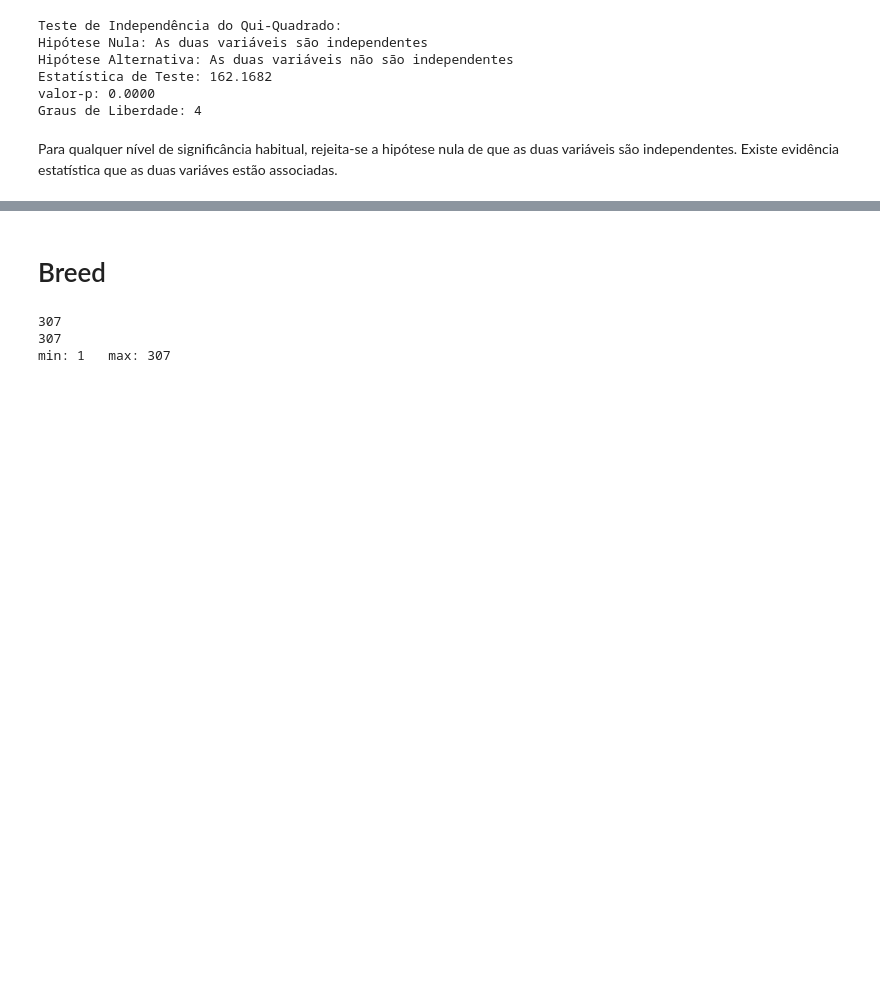
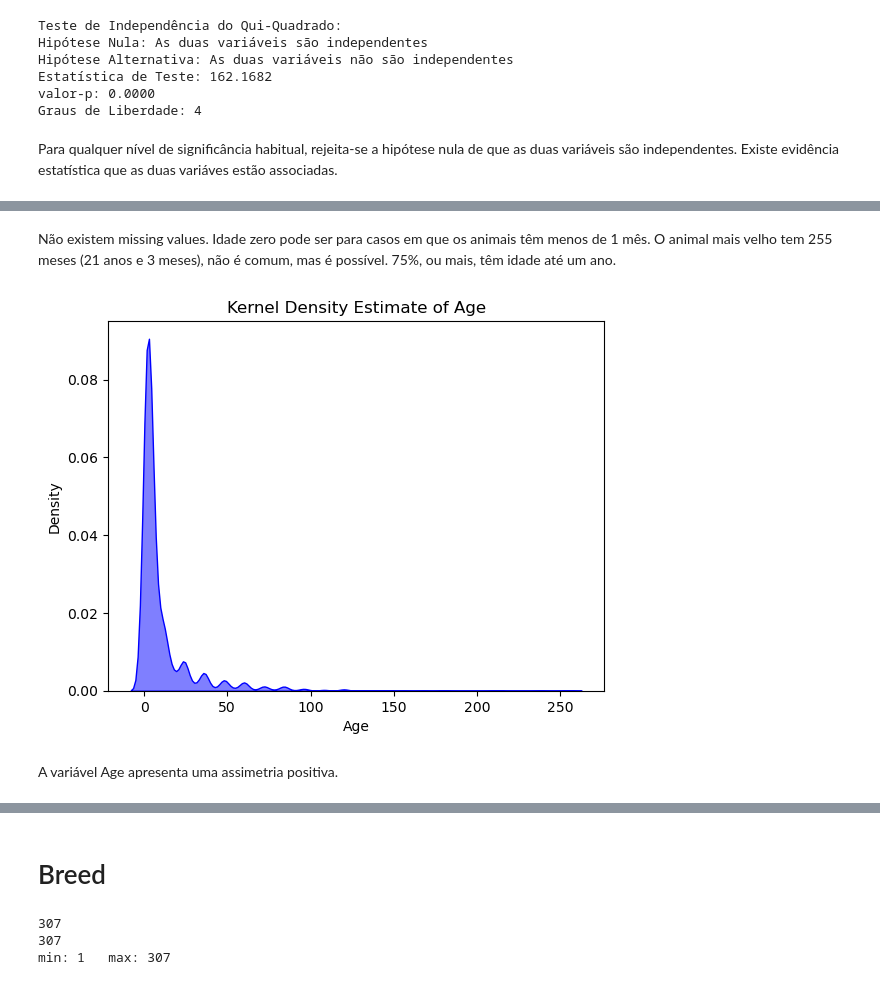
Before and after one commit to BolachinhaAmericana/MSc-MachineLearning, a Jupyter notebook: AA_202425_Project_ASM_V2.ipynb, the cells around one changed output, grey strips where cells are left out. Drawn from its saved outputs; the diff is of its cells as text; code cells hidden in the pictures; blank space fills up the shorter version.

Commit message:
Understanding Data - All Variables
A parte que gosto menos é a análise que fiz das variáveis da cor.

```diff
--- a/AA_202425_Project_ASM_V2.ipynb
+++ b/AA_202425_Project_ASM_V2.ipynb
@@ -344,0 +359,13 @@ Para qualquer nível de significância habitual, rejeita-se a hipótese nula de
+# %% [markdown]
+Não existem missing values. Idade zero pode ser para casos em que os animais têm menos de 1 mês. O animal mais velho tem 255 meses (21 anos e 3 meses), não é comum, mas é possível. 75%, ou mais, têm idade até um ano.
+# %%
+# KDE using seaborn
+sns.kdeplot(df["Age"], fill=True, color='blue', alpha=0.5)
+plt.title("Kernel Density Estimate of Age")
+plt.xlabel("Age")
+plt.ylabel("Density")
+plt.show()
+# %% [output]
+[figure, added]
+# %% [markdown]
+A variável Age apresenta uma assimetria positiva.
```
Also changed, not shown: parts of 30 cells of this notebook.
